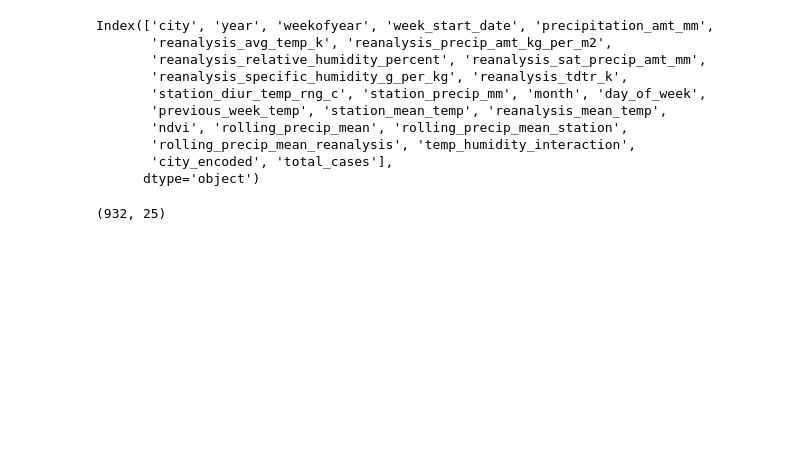
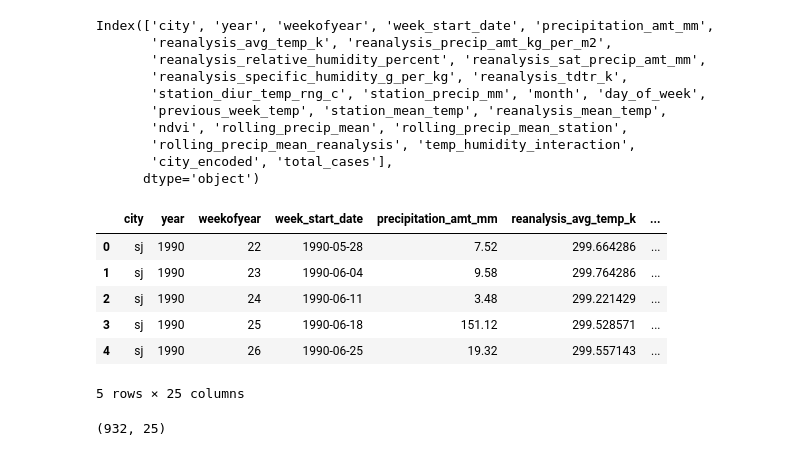
Before and after one commit to RatnasriNilakshan/DengAl, a Jupyter notebook: DengAI.ipynb, the cells around one changed output. Cells and saved outputs as stored; diff of their text form; code cells hidden in the pictures; blank space fills up the shorter version.

```diff
--- a/DengAI.ipynb
+++ b/DengAI.ipynb
@@ -476,6 +476,16 @@ numerical_features = ['weekofyear',
 # Fit scaler on training data and transform both training and testing data
 # dengue_feature_train_data[numerical_features] = scaler.fit_transform(dengue_feature_train_data[numerical_features])
 # dengue_feature_test_data[numerical_features] = scaler.transform(dengue_feature_test_data[numerical_features])
+# %%
+dengue_feature_train_data.head()
+# %% [output]
+|  | city | year | weekofyear | week_start_date | precipitation_amt_mm | reanalysis_avg_temp_k | ... |
+| 0 | sj | 1990 | 22 | 1990-05-28 | 7.52 | 299.664286 | ... |
+| 1 | sj | 1990 | 23 | 1990-06-04 | 9.58 | 299.764286 | ... |
+| 2 | sj | 1990 | 24 | 1990-06-11 | 3.48 | 299.221429 | ... |
+| 3 | sj | 1990 | 25 | 1990-06-18 | 151.12 | 299.528571 | ... |
+| 4 | sj | 1990 | 26 | 1990-06-25 | 19.32 | 299.557143 | ... |
+5 rows × 25 columns
 # %%
 # Separate data for each city  sj for San Juan and iq for Iquitos
 
```
Also changed, not shown: parts of 14 cells of this notebook.
